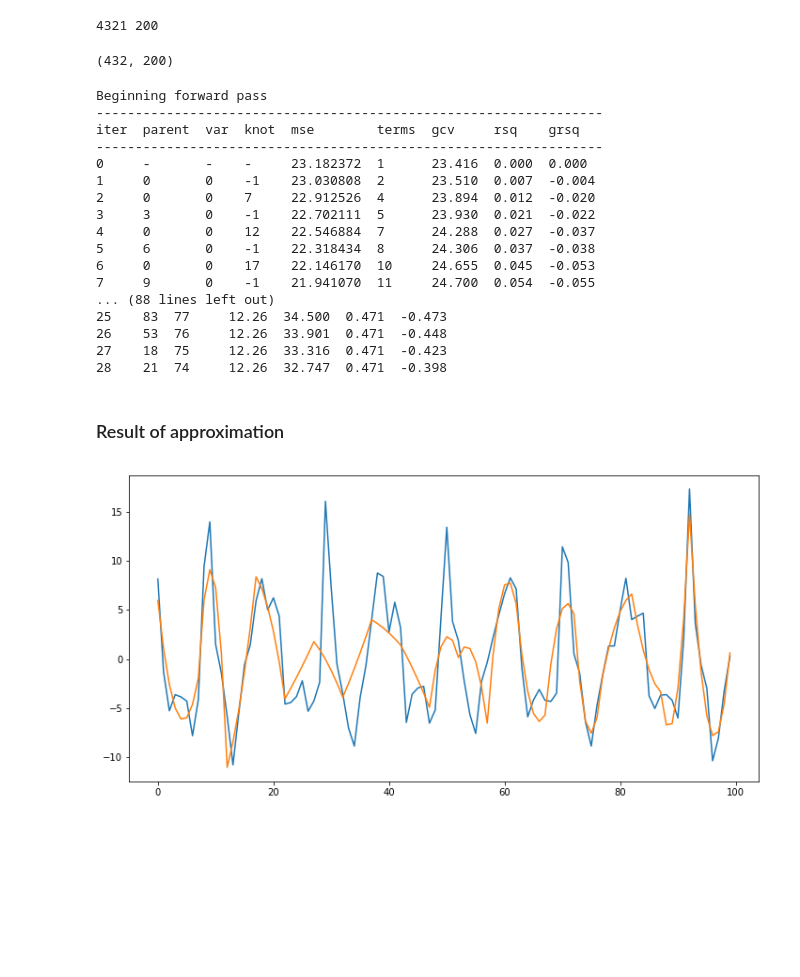
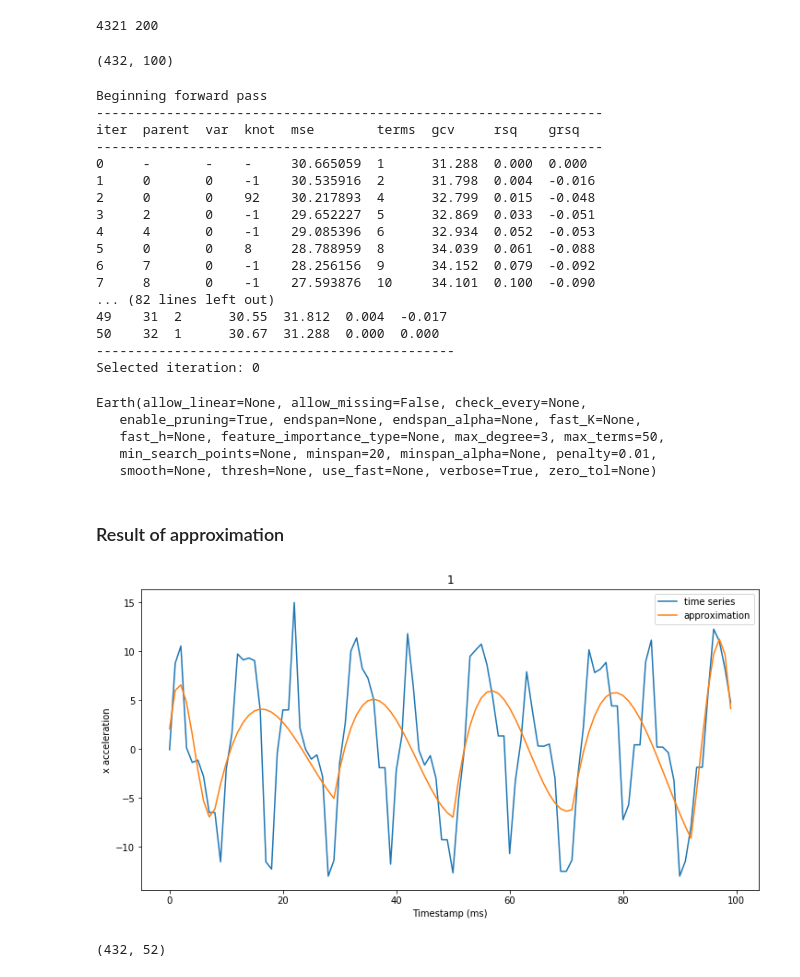
Before and after one commit to Ilyas979/2017-Isachenko-MetaModels, a Jupyter notebook: code/MARS.ipynb, the cells around one changed output. Drawn from its saved outputs; the diff is of its cells as text; code cells hidden in the pictures; blank space fills up the shorter version.

```diff
--- a/code/MARS.ipynb
+++ b/code/MARS.ipynb
@@ -276,28 +295,13 @@ def get_matrix(data, data_type):
 # %%
-df = get_matrix(data_wisdm, 'WISDM')
+df = get_matrix(data_wisdm, 'WISDM', axis=0)
 n_objects, n_features = df.shape[0], df.shape[1]-1
 print n_objects, n_features
+
+idx = np.random.choice(n_objects, m, replace=False)
 # %% [output]
 4321 200
-# %%
-def get_submatrix(df, m=100, T=50):
-    """
-    Function randomly selects m rows from df without replacement
-    and picks first T points of each ts.
-    Input:
-    - df - dataframe
-    - m - amount of objects we would like to select
-    - T - number of ts points
-    Output:
-    - subdf - [m, 1+T] dataframe whose rows contains activity label and
-           time series with length of T points.
-    """
-
-    subdf = df.iloc[np.random.choice(n_objects, m, replace=False), :T+1]
-
-    return subdf
 # %%
-T = n_features
+T = int(n_features / 2)
 m = int(n_objects / 10)
 
 subdf = get_submatrix(df, m, T)
@@ -305,43 +309,48 @@ y = subdf['Activity'].values
 X = subdf.drop(['Activity'], axis=1).values
 X.shape
 # %% [output]
-(432, 200)
+(432, 100)
 # %%
 t = np.arange(0, T)[:, np.newaxis]
 
-model = Earth(max_degree=2, max_terms=min(100, (2 * T + m) // 5), penalty=0.1,
-              verbose=True)
+model = Earth(max_degree=3, minspan=20, max_terms=min(T/2, (2 * T + m) // 5),
+              penalty=0.01, verbose=True)
 model.fit(t, X.T)
 # %% [output]
 Beginning forward pass
 -----------------------------------------------------------------
 iter  parent  var  knot  mse        terms  gcv     rsq    grsq
 -----------------------------------------------------------------
-0     -       -    -     23.182372  1      23.416  0.000  0.000
-1     0       0    -1    23.030808  2      23.510  0.007  -0.004
-2     0       0    7     22.912526  4      23.894  0.012  -0.020
-3     3       0    -1    22.702111  5      23.930  0.021  -0.022
-4     0       0    12    22.546884  7      24.288  0.027  -0.037
-5     6       0    -1    22.318434  8      24.306  0.037  -0.038
-6     0       0    17    22.146170  10     24.655  0.045  -0.053
-7     9       0    -1    21.941070  11     24.700  0.054  -0.055
-... (88 lines left out)
-25    83  77     12.26  34.500  0.471  -0.473
-26    53  76     12.26  33.901  0.471  -0.448
-27    18  75     12.26  33.316  0.471  -0.423
-28    21  74     12.26  32.747  0.471  -0.398
+0     -       -    -     30.665059  1      31.288  0.000  0.000
+1     0       0    -1    30.535916  2      31.798  0.004  -0.016
+2     0       0    92    30.217893  4      32.799  0.015  -0.048
+3     2       0    -1    29.652227  5      32.869  0.033  -0.051
+4     4       0    -1    29.085396  6      32.934  0.052  -0.053
+5     0       0    8     28.788959  8      34.039  0.061  -0.088
+6     7       0    -1    28.256156  9      34.152  0.079  -0.092
+7     8       0    -1    27.593876  10     34.101  0.100  -0.090
+... (82 lines left out)
+49    31  2      30.55  31.812  0.004  -0.017
+50    32  1      30.67  31.288  0.000  0.000
+----------------------------------------------
+Selected iteration: 0
+Earth(allow_linear=None, allow_missing=False, check_every=None,
+   enable_pruning=True, endspan=None, endspan_alpha=None, fast_K=None,
+   fast_h=None, feature_importance_type=None, max_degree=3, max_terms=50,
+   min_search_points=None, minspan=20, minspan_alpha=None, penalty=0.01,
+   smooth=None, thresh=None, use_fast=None, verbose=True, zero_tol=None)
 # %% [markdown]
 ### Result of approximation
 # %%
-i = 15
+i = 30
 x_hat = model.predict(t)[:, i]
 plt.figure(figsize=(12, 6))
 plt.plot(X[i, :], label='time series')
 plt.plot(x_hat, label='approximation')
-plt.title(classes[y[i]])
+plt.title(y[i])
 plt.xlabel('Timestamp (ms)')
 plt.ylabel('x acceleration')
 plt.legend()
 plt.show()
 # %% [output]
-[figure, old version]
+[figure, new version]
@@ -347,0 +361,4 @@ plt.show()
+# %%
+df_mars_wisdm.shape
+# %% [output]
+(432, 52)
```
Also changed, not shown: parts of 5 cells of this notebook, 2 other files.
